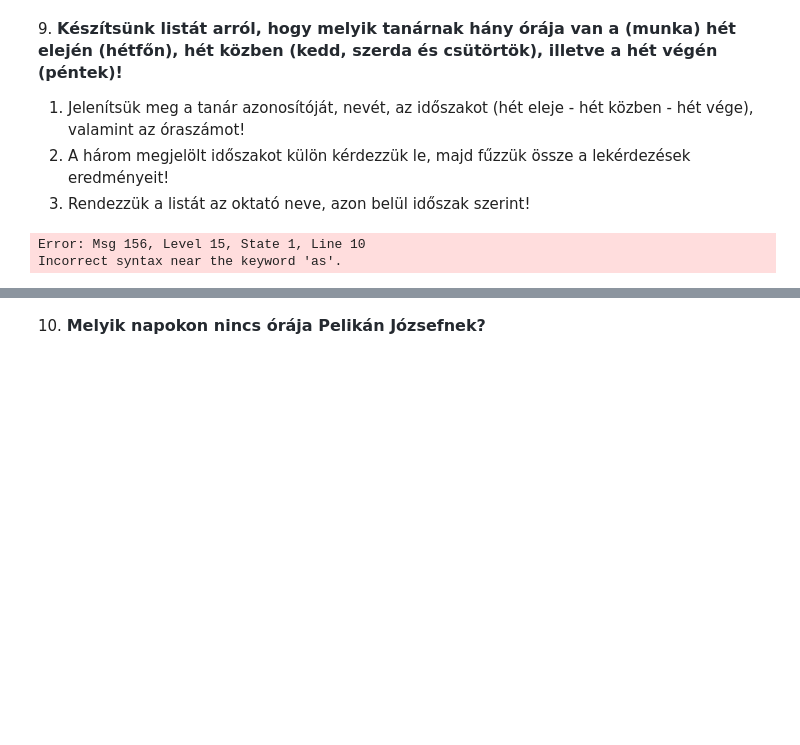
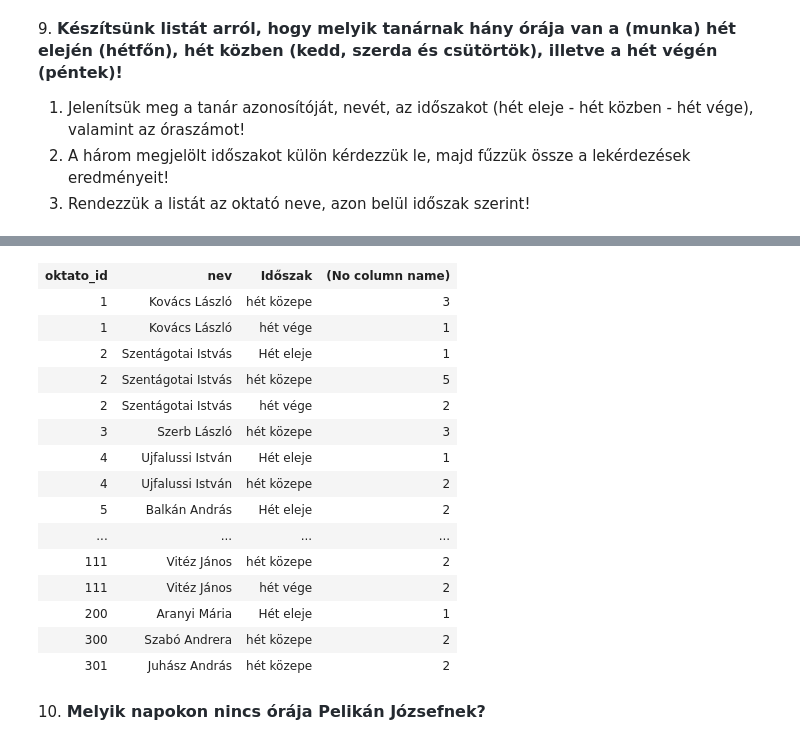
Before and after one commit to KedvesAnita/Adat, a Jupyter notebook: gyakorlat03_feladatok.ipynb, the cells around one changed output, grey strips where cells are left out. Saved outputs shown, nothing was run; the diff lists cells and outputs as text; code cells hidden in the pictures; blank space fills up the shorter version.

```diff
--- a/gyakorlat03_feladatok.ipynb
+++ b/gyakorlat03_feladatok.ipynb
@@ -189,22 +189,22 @@ Total execution time: 00:00:00.033
 2. A három megjelölt időszakot külön kérdezzük le, majd fűzzük össze a lekérdezések eredményeit!
 3. Rendezzük a listát az oktató neve, azon belül időszak szerint!
 # %%
-select okt.oktato_id,
- okt.nev ,
-case when n.nap='Hétfő'then 'hét eleje'
-     when n.nap in ('Kedd', 'Szerda', 'Csütörtök') then 'hét közben'
-     else 'hét vége'
-     end as 'idoszak',
-    count(*)
-from Orak o join Oktatok okt on o.tanar= okt.oktato_id
-            join Napok n on o.nap=n.nap_id
-group by okt.oktato_id as 'azonosito',
- okt.nev as 'nev',
-case when n.nap='Hétfő'then 'hét eleje'
-     when n.nap in ('Kedd', 'Szerda', 'Csütörtök') then 'hét közben'
-     else 'hét vége'
-     end
-order by okt.nev, 'idoszak'
+SELECT okt.oktato_id,
+       okt.nev,
+       CASE
+            WHEN n.nap = N'Hétfő' THEN 'Hét eleje'
+            WHEN n.nap IN ('Kedd', 'Szerda', 'Csütörtök') THEN 'hét közepe'
+            ELSE 'hét vége'
+       END AS 'Időszak',
+       COUNT(*)
+FROM Oktatok okt JOIN Orak o ON okt.oktato_id = o.tanar
+                 JOIN Napok n ON o.nap = n.nap_id
+GROUP BY okt.oktato_id,
+         okt.nev,
+         CASE
+            WHEN n.nap = N'Hétfő' THEN 'Hét eleje'
+            WHEN n.nap IN ('Kedd', 'Szerda', 'Csütörtök') THEN 'hét közepe'
+            ELSE 'hét vége'
+         END
+ORDER BY okt.oktato_id, okt.nev, 'Időszak'
 # %% [output]
-Error: Msg 156, Level 15, State 1, Line 10
-Incorrect syntax near the keyword 'as'.
@@ -212,3 +213,19 @@ Total execution time: 00:00:00.006
+| oktato_id | nev | Időszak | (No column name) |
+| 1 | Kovács László | hét közepe | 3 |
+| 1 | Kovács László | hét vége | 1 |
+| 2 | Szentágotai Istvás | Hét eleje | 1 |
+| 2 | Szentágotai Istvás | hét közepe | 5 |
+| 2 | Szentágotai Istvás | hét vége | 2 |
+| 3 | Szerb László | hét közepe | 3 |
+| 4 | Ujfalussi István | Hét eleje | 1 |
+| 4 | Ujfalussi István | hét közepe | 2 |
+| 5 | Balkán András | Hét eleje | 2 |
+| ... | ... | ... | ... |
+| 111 | Vitéz János | hét közepe | 2 |
+| 111 | Vitéz János | hét vége | 2 |
+| 200 | Aranyi Mária | Hét eleje | 1 |
+| 300 | Szabó Andrera | hét közepe | 2 |
+| 301 | Juhász András | hét közepe | 2 |
 # %% [markdown]
 10. <span style="background-color: rgb(255, 255, 255); color: rgb(36, 41, 47); font-family: -apple-system, BlinkMacSystemFont, &quot;Segoe UI&quot;, Helvetica, Arial, sans-serif, &quot;Apple Color Emoji&quot;, &quot;Segoe UI Emoji&quot;; font-size: 16px; font-weight: 600;">Melyik napokon nincs órája Pelikán Józsefnek?</span>
 # %%
```
Also changed, not shown: parts of 2 cells of this notebook.
